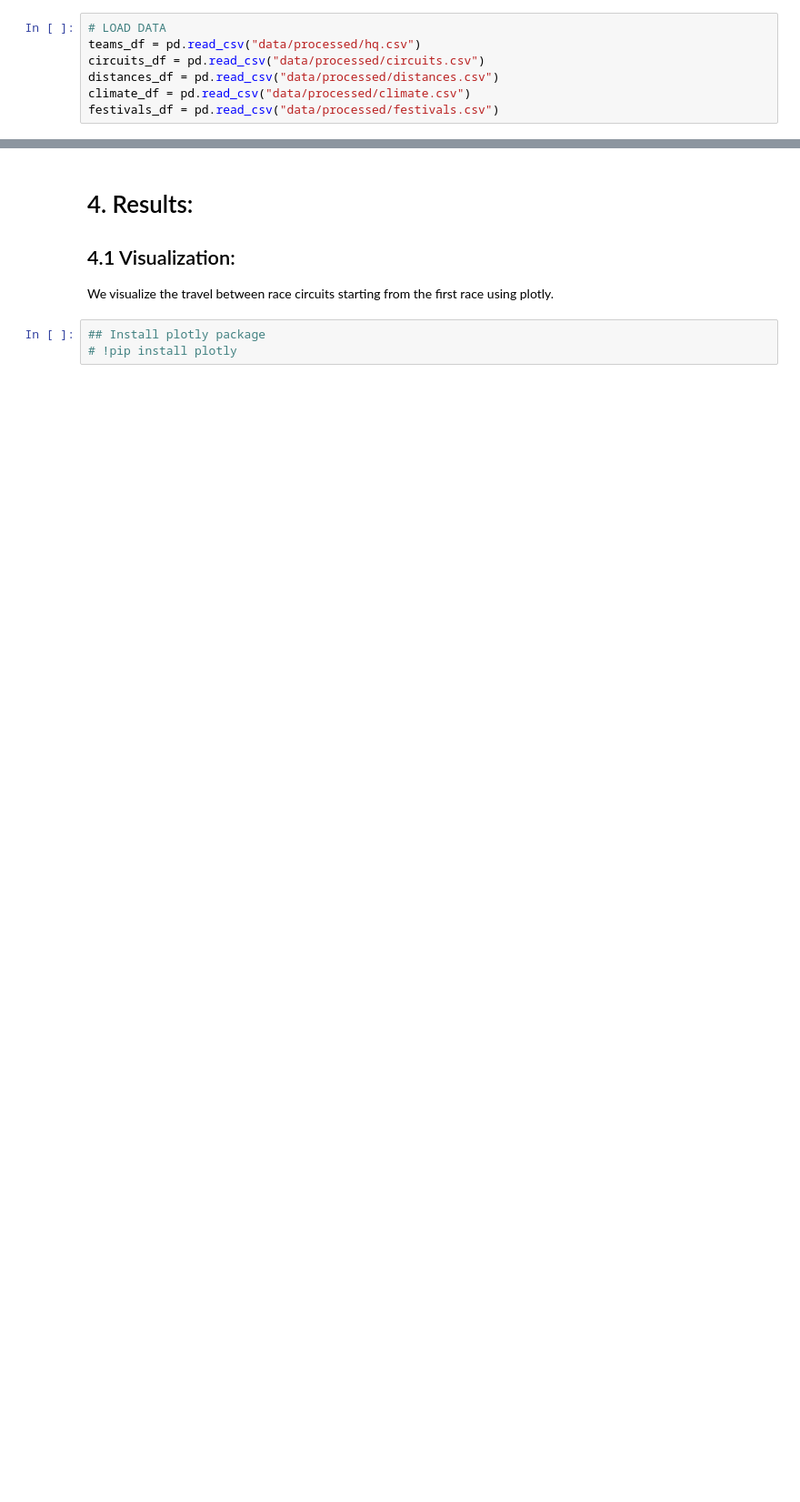
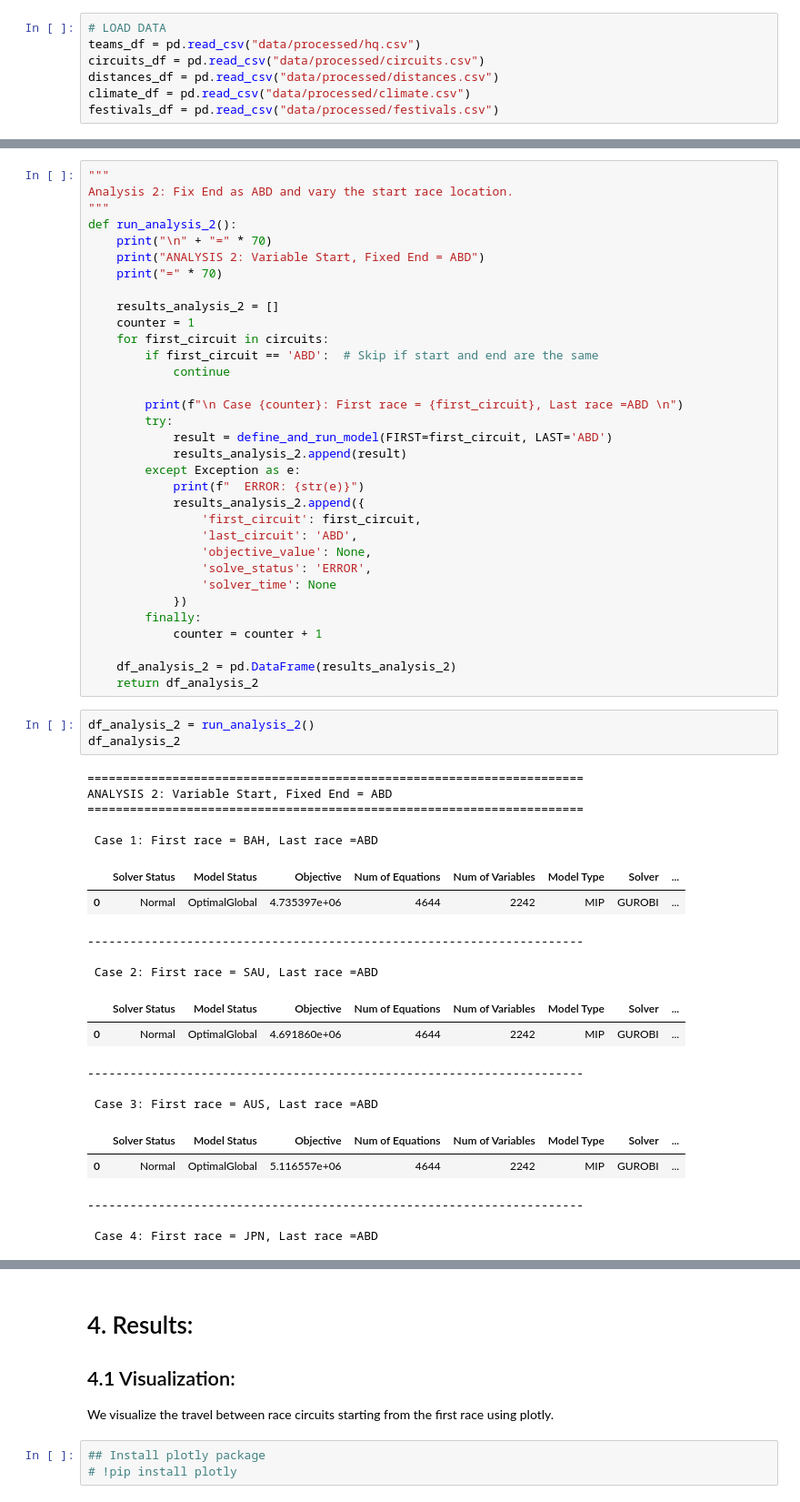
Before and after one commit to GokulnathUW/f1-calendar-optimization, a Jupyter notebook: model.ipynb, the cells around one changed output, grey strips where cells are left out. Shown at 91% size. Saved outputs shown, nothing was run; the diff lists cells and outputs as text; blank space fills up the shorter version.

```diff
--- a/model.ipynb
+++ b/model.ipynb
@@ -363,0 +468,57 @@ model.solve(solver="gurobi", options=gp.Options(
+# %%
+"""
+Analysis 2: Fix End as ABD and vary the start race location.
+"""
+def run_analysis_2():
+    print("\n" + "=" * 70)
+    print("ANALYSIS 2: Variable Start, Fixed End = ABD")
+    print("=" * 70)
+
+    results_analysis_2 = []
+    counter = 1
+    for first_circuit in circuits:
+        if first_circuit == 'ABD':  # Skip if start and end are the same
+            continue
+
+        print(f"\n Case {counter}: First race = {first_circuit}, Last race =ABD \n")
+        try:
+            result = define_and_run_model(FIRST=first_circuit, LAST='ABD')
+            results_analysis_2.append(result)
+        except Exception as e:
+            print(f"  ERROR: {str(e)}")
+            results_analysis_2.append({
+                'first_circuit': first_circuit,
+                'last_circuit': 'ABD',
+                'objective_value': None,
+                'solve_status': 'ERROR',
+                'solver_time': None
+            })
+        finally:
+            counter = counter + 1
+
+    df_analysis_2 = pd.DataFrame(results_analysis_2)
+    return df_analysis_2
+# %%
+df_analysis_2 = run_analysis_2()
+df_analysis_2
+# %% [output]
+======================================================================
+ANALYSIS 2: Variable Start, Fixed End = ABD
+======================================================================
+
+ Case 1: First race = BAH, Last race =ABD
+|  | Solver Status | Model Status | Objective | Num of Equations | Num of Variables | Model Type | Solver | ... |
+| 0 | Normal | OptimalGlobal | 4.735397e+06 | 4644 | 2242 | MIP | GUROBI | ... |
+----------------------------------------------------------------------
+
+ Case 2: First race = SAU, Last race =ABD
+|  | Solver Status | Model Status | Objective | Num of Equations | Num of Variables | Model Type | Solver | ... |
+| 0 | Normal | OptimalGlobal | 4.691860e+06 | 4644 | 2242 | MIP | GUROBI | ... |
+----------------------------------------------------------------------
+
+ Case 3: First race = AUS, Last race =ABD
+|  | Solver Status | Model Status | Objective | Num of Equations | Num of Variables | Model Type | Solver | ... |
+| 0 | Normal | OptimalGlobal | 5.116557e+06 | 4644 | 2242 | MIP | GUROBI | ... |
+----------------------------------------------------------------------
+
+ Case 4: First race = JPN, Last race =ABD
```
Also changed, not shown: parts of 22 cells of this notebook.
